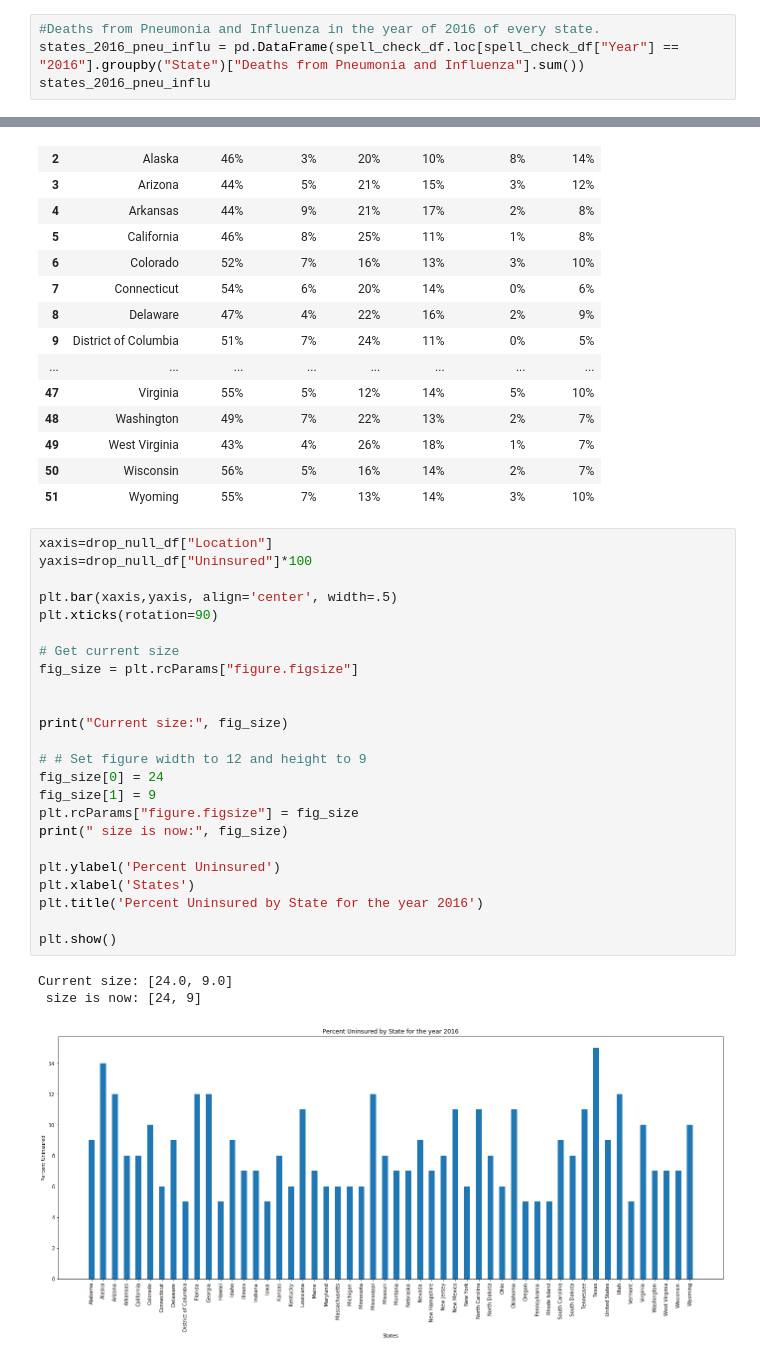
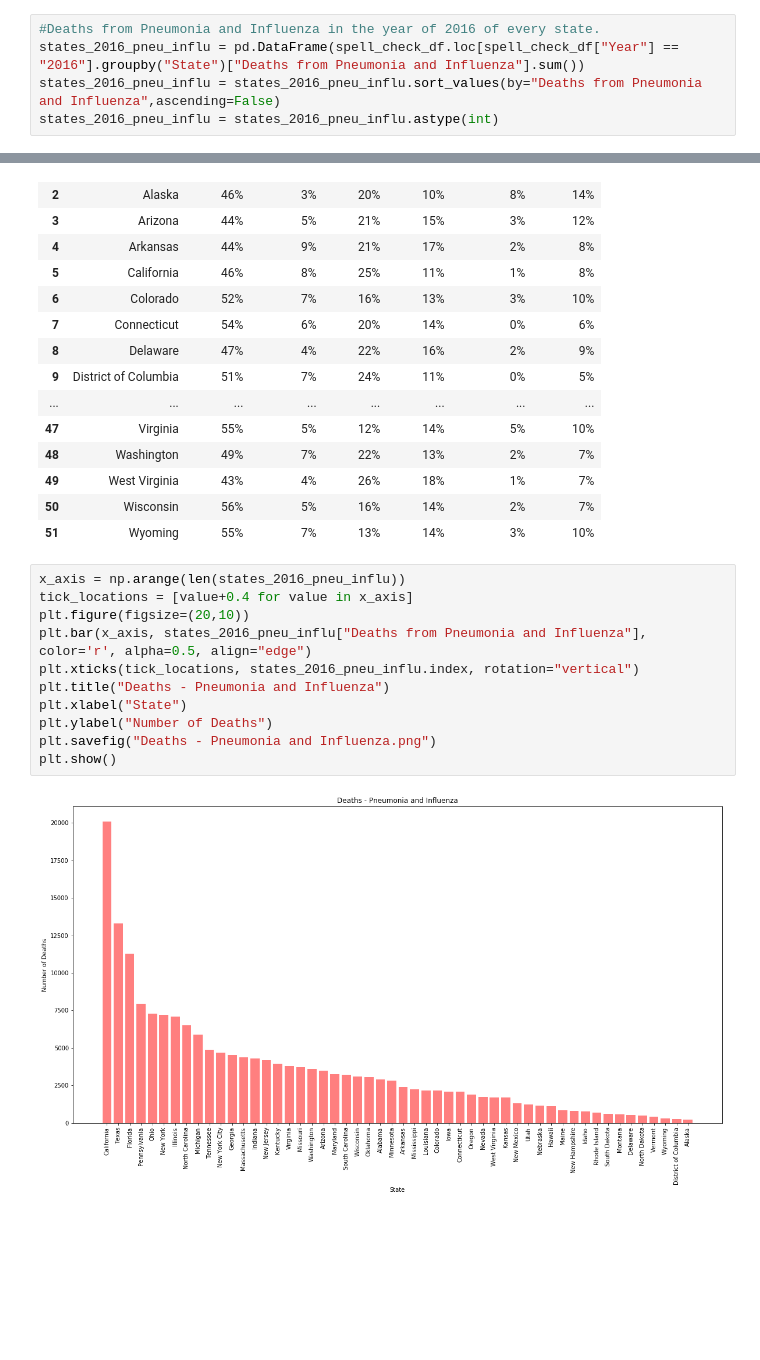
Before and after one commit to siven91/DataScienceProject1, a Jupyter notebook: AnotherDayAnotherData.ipynb, the cells around one changed output, grey strips where cells are left out. Drawn from its saved outputs; the diff is of its cells as text; blank space fills up the shorter version.

Commit message:
bar chart pnuemonia and flu deaths

```diff
--- a/AnotherDayAnotherData.ipynb
+++ b/AnotherDayAnotherData.ipynb
@@ -75,4 +75,5 @@ drop_region_df.head()
 # %%
 #Deaths from Pneumonia and Influenza in the year of 2016 of every state.
 states_2016_pneu_influ = pd.DataFrame(spell_check_df.loc[spell_check_df["Year"] == "2016"].groupby("State")["Deaths from Pneumonia and Influenza"].sum())
-states_2016_pneu_influ
+states_2016_pneu_influ = states_2016_pneu_influ.sort_values(by="Deaths from Pneumonia and Influenza",ascending=False)
+states_2016_pneu_influ = states_2016_pneu_influ.astype(int)
@@ -156,31 +138,16 @@ drop_null_df.style.format({
 | 49 | West Virginia | 43% | 4% | 26% | 18% | 1% | 7% |
 | 50 | Wisconsin | 56% | 5% | 16% | 14% | 2% | 7% |
 | 51 | Wyoming | 55% | 7% | 13% | 14% | 3% | 10% |
-# %%
-xaxis=drop_null_df["Location"]
-yaxis=drop_null_df["Uninsured"]*100
-
-plt.bar(xaxis,yaxis, align='center', width=.5)
-plt.xticks(rotation=90)
-
-# Get current size
-fig_size = plt.rcParams["figure.figsize"]
-
-
-print("Current size:", fig_size)
-
-# # Set figure width to 12 and height to 9
-fig_size[0] = 24
-fig_size[1] = 9
-plt.rcParams["figure.figsize"] = fig_size
-print(" size is now:", fig_size)
-
-plt.ylabel('Percent Uninsured')
-plt.xlabel('States')
-plt.title('Percent Uninsured by State for the year 2016')
-
-plt.show()
-# %% [output]
-Current size: [24.0, 9.0]
- size is now: [24, 9]
-[figure, removed]
+# %%
+x_axis = np.arange(len(states_2016_pneu_influ))
+tick_locations = [value+0.4 for value in x_axis]
+plt.figure(figsize=(20,10))
+plt.bar(x_axis, states_2016_pneu_influ["Deaths from Pneumonia and Influenza"], color='r', alpha=0.5, align="edge")
+plt.xticks(tick_locations, states_2016_pneu_influ.index, rotation="vertical")
+plt.title("Deaths - Pneumonia and Influenza")
+plt.xlabel("State")
+plt.ylabel("Number of Deaths")
+plt.savefig("Deaths - Pneumonia and Influenza.png")
+plt.show()
+# %% [output]
+[figure, added]
```
Also changed, not shown: parts of 2 cells of this notebook.
